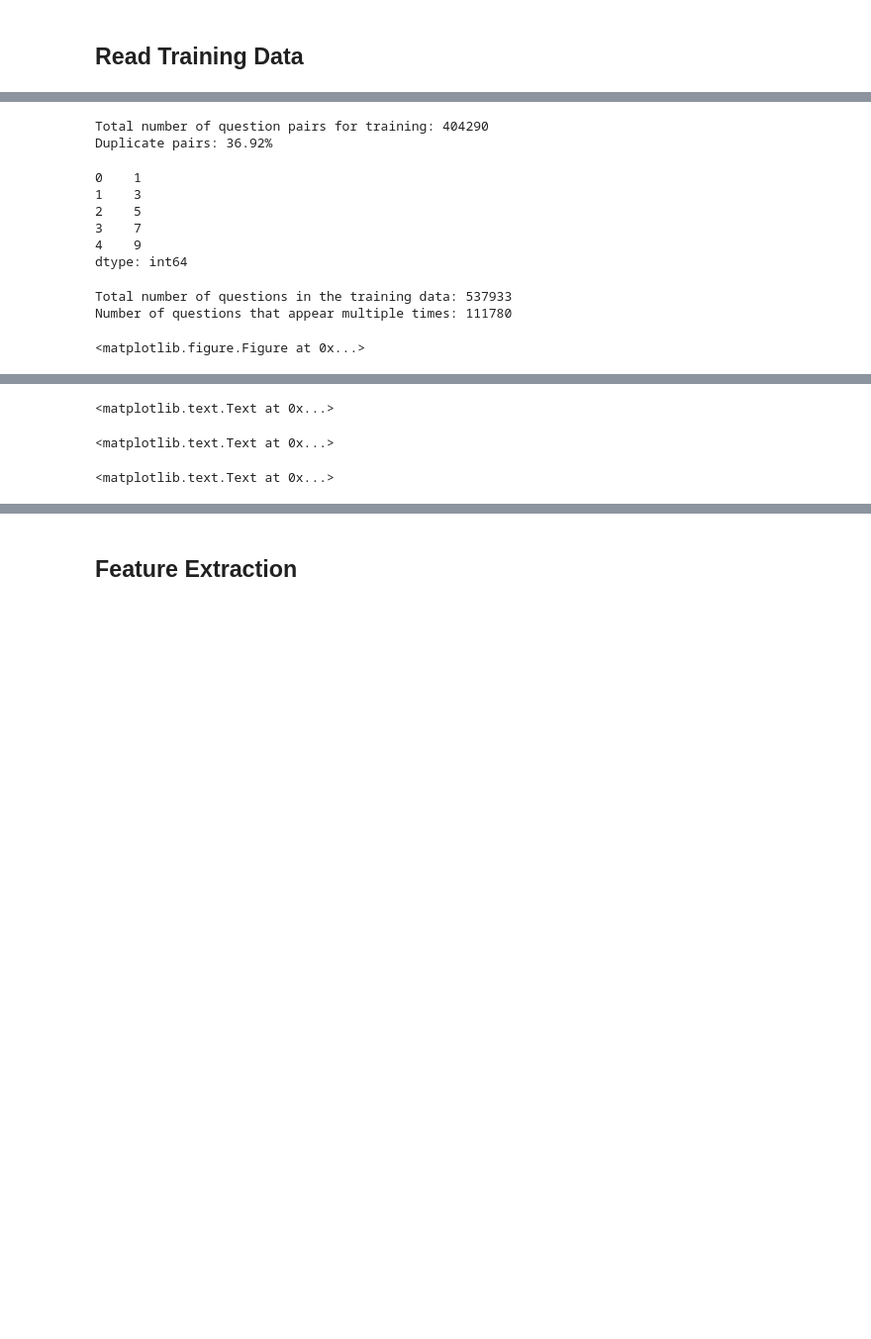
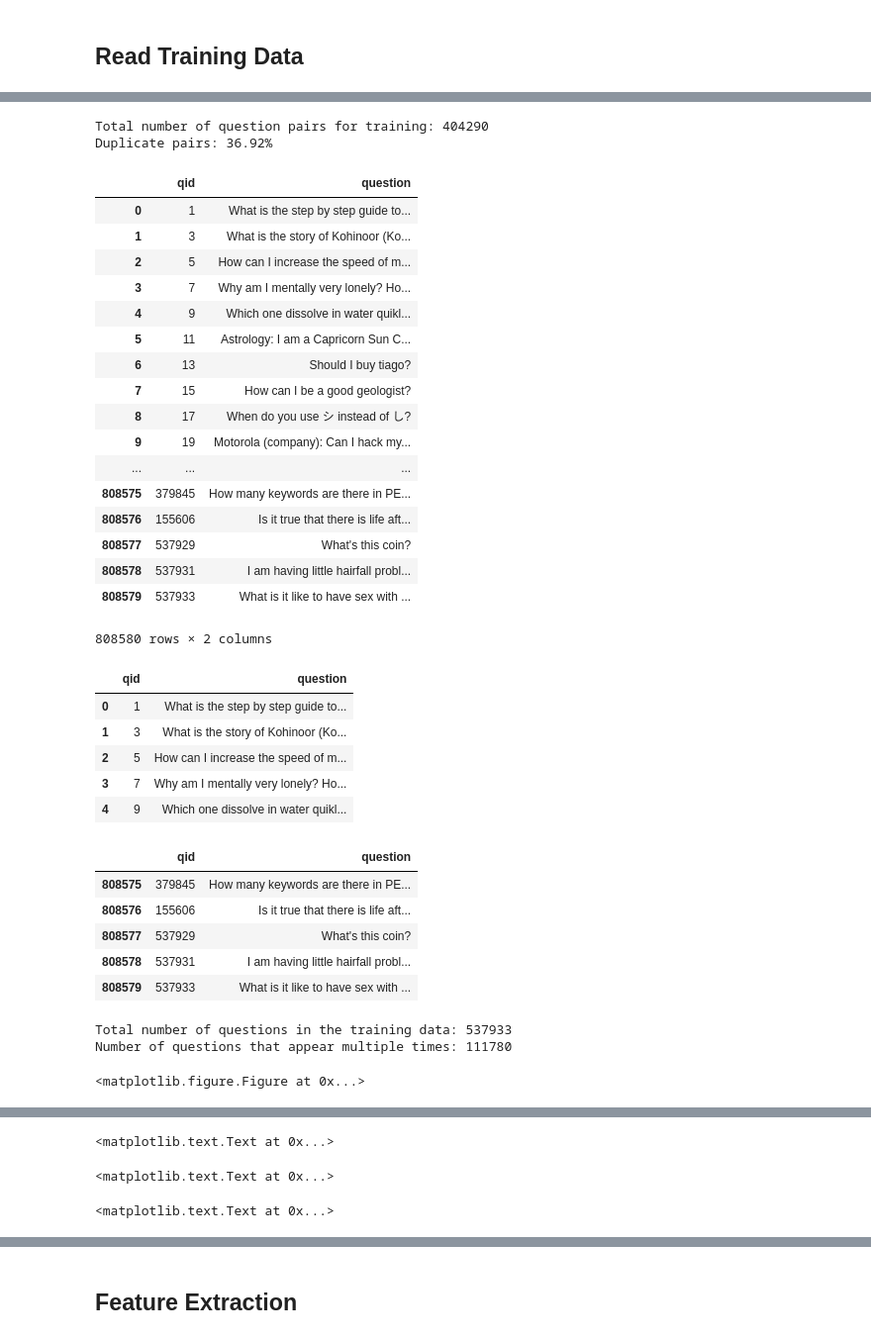
Before and after one commit to bwputman/266-project, a Jupyter notebook: Quora_dup_detection.ipynb, the cells around one changed output, grey strips where cells are left out. Shown at 99% size. Saved outputs shown, nothing was run; the diff lists cells and outputs as text; code cells hidden in the pictures; blank space fills up the shorter version.

```diff
--- a/Quora_dup_detection.ipynb
+++ b/Quora_dup_detection.ipynb
@@ -92,33 +144,63 @@ df = pd.read_csv("./data/train.csv", encoding='utf-8').fillna("")
 # %%
 print('Total number of question pairs for training: {}'.format(len(df)))
 print('Duplicate pairs: {}%'.format(round(df['is_duplicate'].mean()*100, 2)))
 
+df1 = df[['qid1','question1']]
+df2 = df[['qid2','question2']]
 
-df_qids = pd.concat((df['qid1'],df['qid2']), axis =0) #pd.Series(df['qid1'].tolist() + df['qid2'].tolist())
+df1.columns = ['qid', 'question']
+df2.columns = ['qid', 'question']
+
+df_qids = pd.concat([df1, df2], axis =0, ignore_index = True)
+df_qids.reset_index(drop=True)
 df_qids.head()
-#df_qids = pd.Categorical(df_qids)
+df_qids.tail()
 
 
 print('Total number of questions in the training data: {}'.format(len(
-    np.unique(df_qids))))
-print('Number of questions that appear multiple times: {}'.format(np.sum(df_qids.value_counts() > 1)))
+    np.unique(df_qids.qid))))
+print('Number of questions that appear multiple times: {}'.format(np.sum(df_qids.qid.value_counts() > 1)))
 
 plt.figure(figsize=(12, 5))
-plt.hist(df_qids.value_counts(), bins=50)
+plt.hist(df_qids.qid.value_counts(), bins=50)
 plt.yscale('log', nonposy='clip')
 plt.title('Log-Histogram of question appearance counts')
 plt.xlabel('Number of occurences of question')
 plt.ylabel('Number of questions')
 print()
 # %% [output]
 Total number of question pairs for training: 404290
 Duplicate pairs: 36.92%
+|  | qid | question |
+| 0 | 1 | What is the step by step guide to... |
+| 1 | 3 | What is the story of Kohinoor (Ko... |
+| 2 | 5 | How can I increase the speed of m... |
+| 3 | 7 | Why am I mentally very lonely? Ho... |
+| 4 | 9 | Which one dissolve in water quikl... |
+| 5 | 11 | Astrology: I am a Capricorn Sun C... |
+| 6 | 13 | Should I buy tiago? |
+| 7 | 15 | How can I be a good geologist? |
+| 8 | 17 | When do you use シ instead of し? |
+| 9 | 19 | Motorola (company): Can I hack my... |
+| ... | ... | ... |
+| 808575 | 379845 | How many keywords are there in PE... |
+| 808576 | 155606 | Is it true that there is life aft... |
+| 808577 | 537929 | What's this coin? |
+| 808578 | 537931 | I am having little hairfall probl... |
+| 808579 | 537933 | What is it like to have sex with ... |
-0    1
-1    3
-2    5
-3    7
-4    9
-dtype: int64
+808580 rows × 2 columns
+|  | qid | question |
+| 0 | 1 | What is the step by step guide to... |
+| 1 | 3 | What is the story of Kohinoor (Ko... |
+| 2 | 5 | How can I increase the speed of m... |
+| 3 | 7 | Why am I mentally very lonely? Ho... |
+| 4 | 9 | Which one dissolve in water quikl... |
+|  | qid | question |
+| 808575 | 379845 | How many keywords are there in PE... |
+| 808576 | 155606 | Is it true that there is life aft... |
+| 808577 | 537929 | What's this coin? |
+| 808578 | 537931 | I am having little hairfall probl... |
+| 808579 | 537933 | What is it like to have sex with ... |
 Total number of questions in the training data: 537933
 Number of questions that appear multiple times: 111780
 <matplotlib.figure.Figure at 0x...>
```
Also changed, not shown: parts of 25 cells of this notebook.
